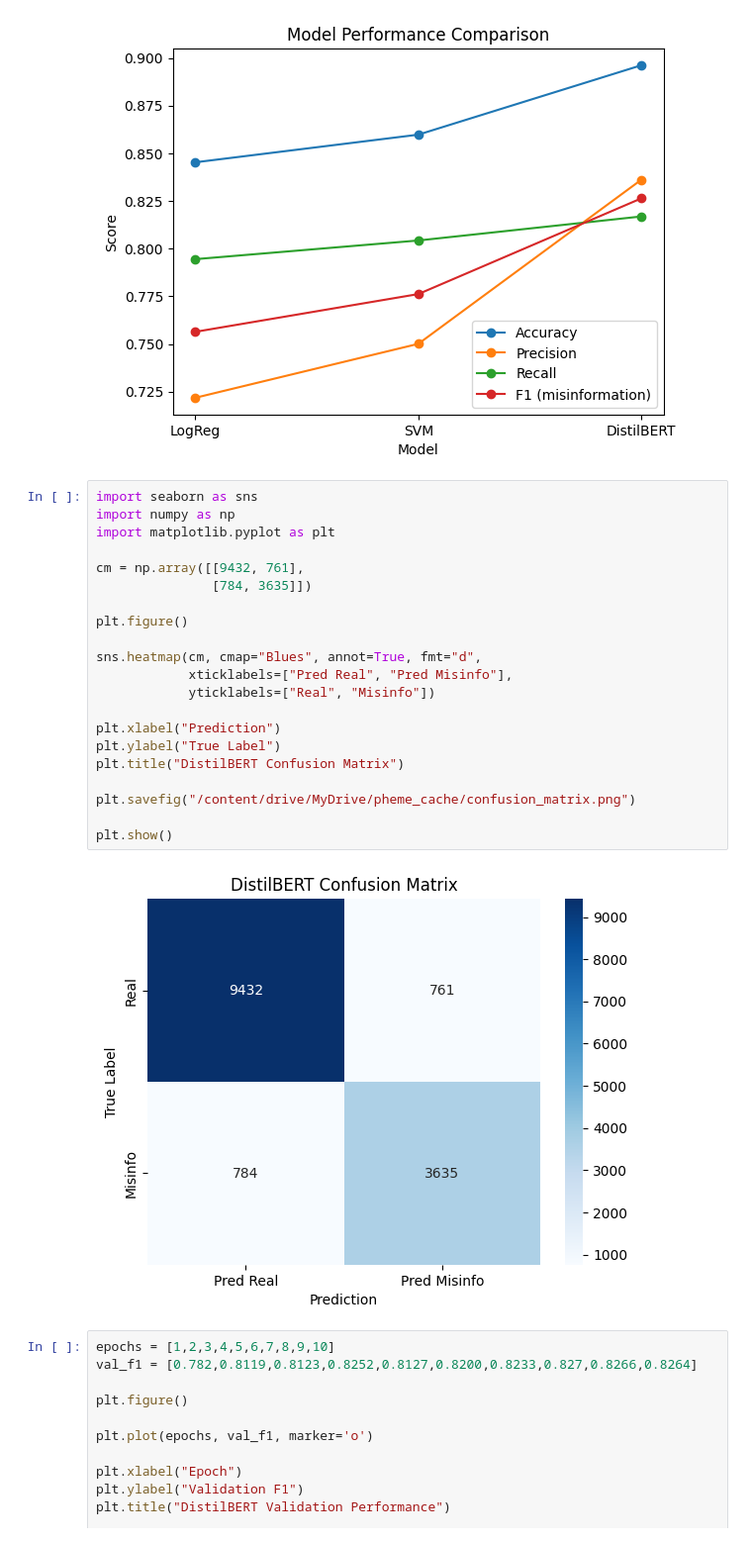
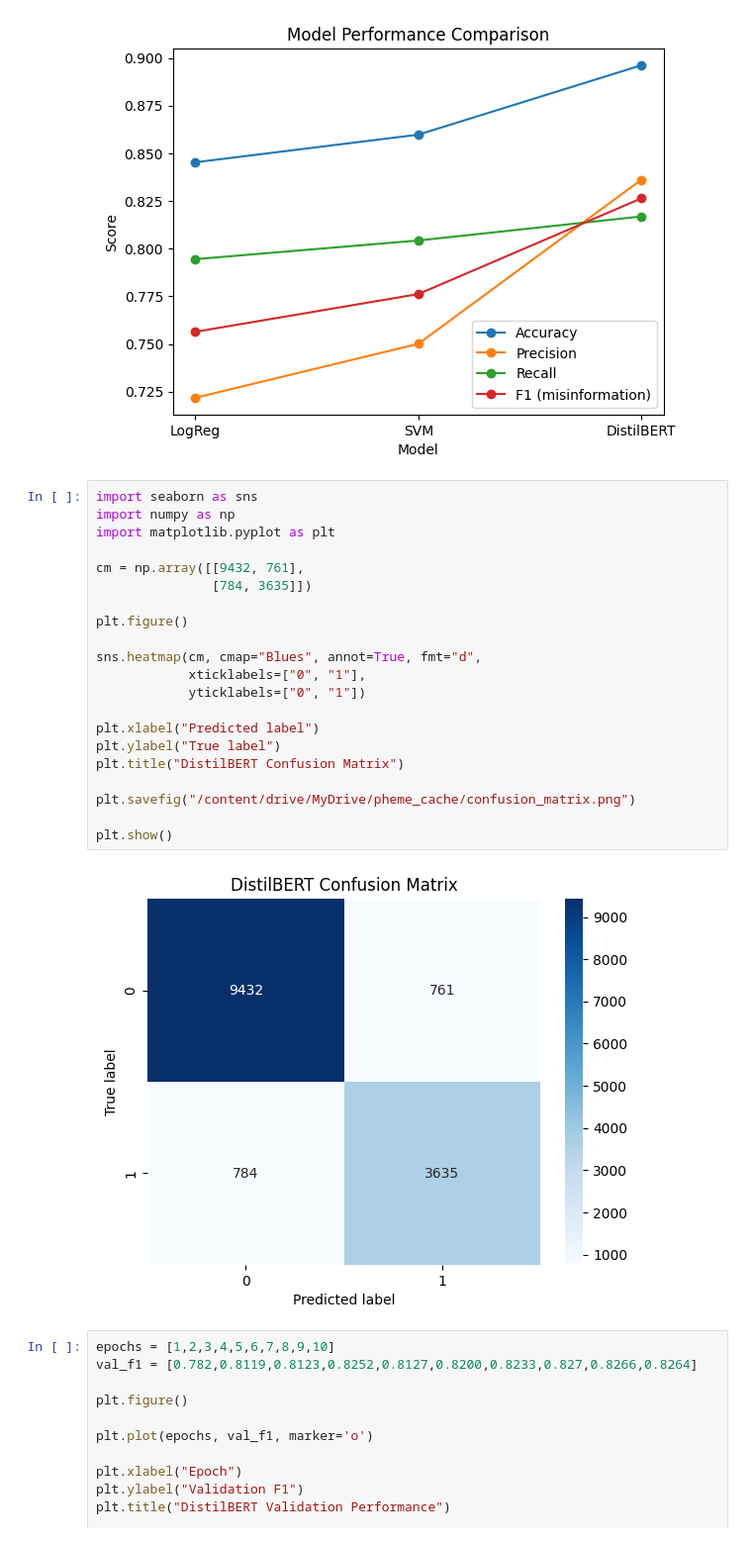
Before and after one commit to jackie-niu/CS9647-Project, a Jupyter notebook: CS9647_Project.ipynb, the cells around one changed output. Shown at 99% size. Cells and saved outputs as stored; diff of their text form.

```diff
--- a/CS9647_Project.ipynb
+++ b/CS9647_Project.ipynb
@@ -98,26 +98,26 @@ plt.show()
 # %%
 import seaborn as sns
 import numpy as np
 import matplotlib.pyplot as plt
 
 cm = np.array([[9432, 761],
                [784, 3635]])
 
 plt.figure()
 
 sns.heatmap(cm, cmap="Blues", annot=True, fmt="d",
-            xticklabels=["Pred Real", "Pred Misinfo"],
-            yticklabels=["Real", "Misinfo"])
+            xticklabels=["0", "1"],
+            yticklabels=["0", "1"])
 
-plt.xlabel("Prediction")
-plt.ylabel("True Label")
+plt.xlabel("Predicted label")
+plt.ylabel("True label")
 plt.title("DistilBERT Confusion Matrix")
 
 plt.savefig("/content/drive/MyDrive/pheme_cache/confusion_matrix.png")
 
 plt.show()
 # %% [output]
-[figure, old version]
+[figure, new version]
 # %%
 epochs = [1,2,3,4,5,6,7,8,9,10]
 val_f1 = [0.782,0.8119,0.8123,0.8252,0.8127,0.8200,0.8233,0.827,0.8266,0.8264]
```
Also changed, not shown: 1 other file.
